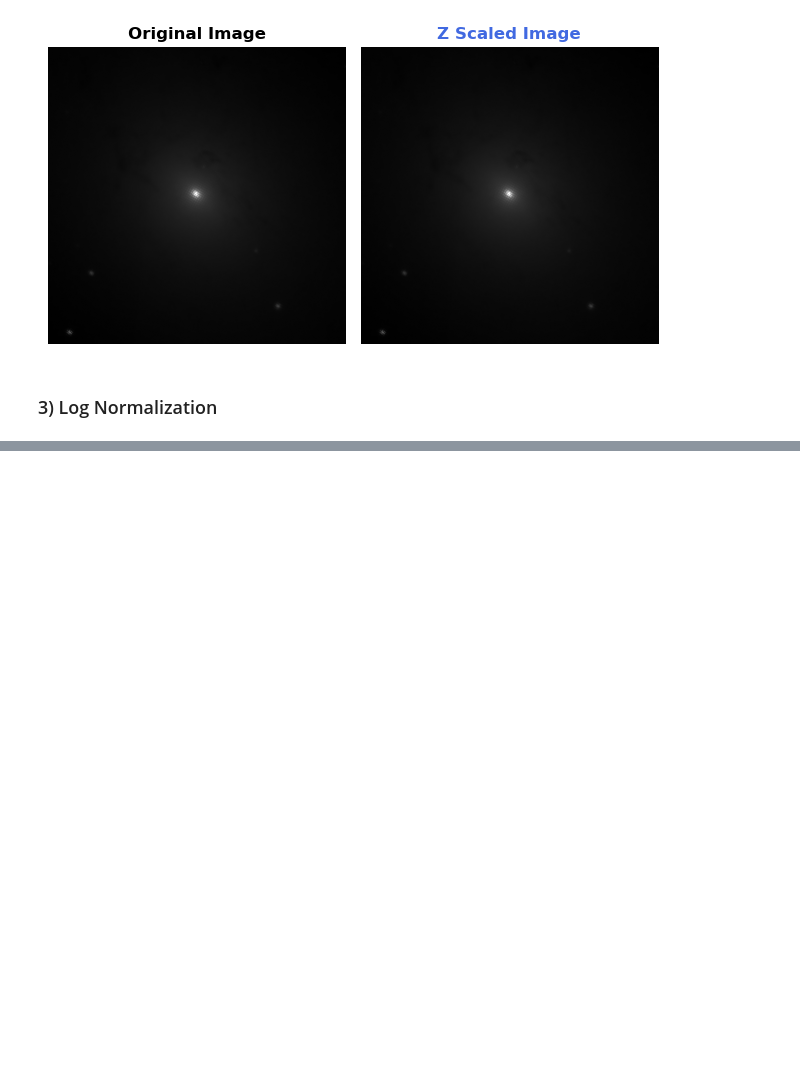
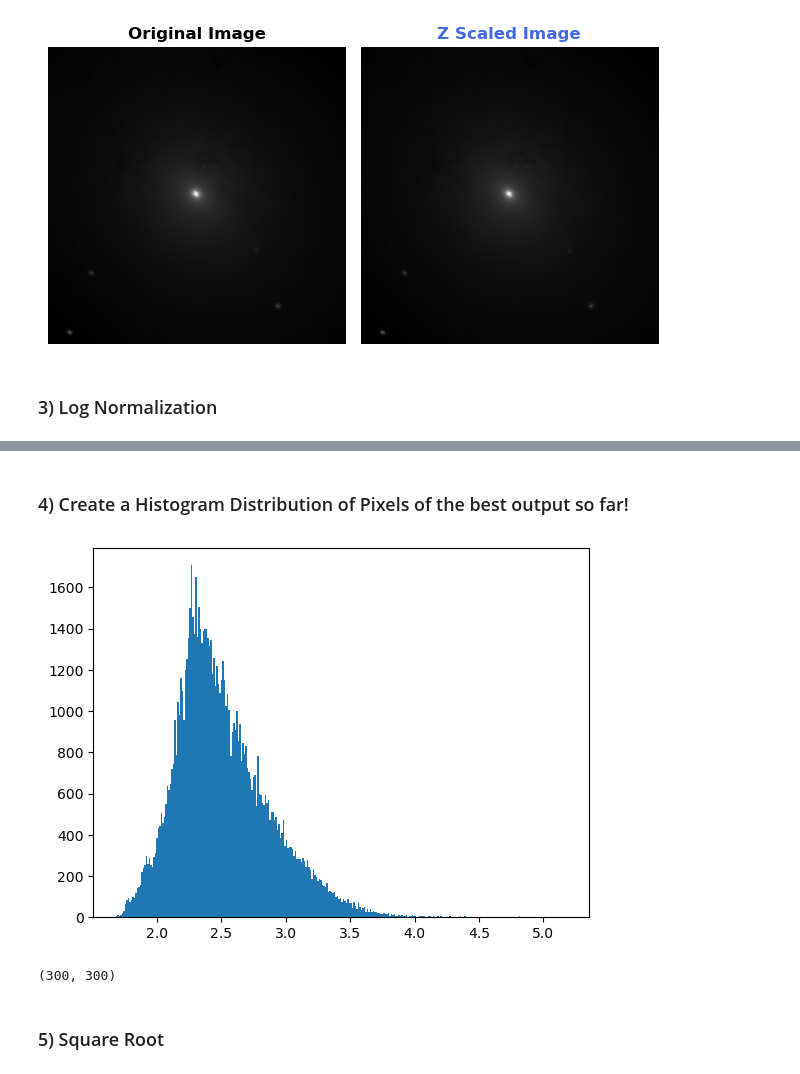
Before and after one commit to Michal-Radomski/Python-Data-Visualization, a Jupyter notebook: 05 Astronomy Research/02_image_data_visualization.ipynb, the cells around one changed output, grey strips where cells are left out. Drawn from its saved outputs; the diff is of its cells as text; code cells hidden in the pictures; blank space fills up the shorter version.

```diff
--- a/05 Astronomy Research/02_image_data_visualization.ipynb
+++ b/05 Astronomy Research/02_image_data_visualization.ipynb
@@ -247,0 +258,15 @@ compare_pixels(zscaled_array, title='Z Scaled Image')
+# %% [markdown]
+### 4) Create a Histogram Distribution of Pixels of the best output so far!
+# %%
+# Let's proceed with this log normalization!
+plt.hist(log_norm_array.flat, bins=300)
+plt.show()
+# %% [output]
+[figure, added]
+# %%
+# Get the shape
+log_norm_array.shape
+# %% [output]
+(300, 300)
+# %% [markdown]
+### 5) Square Root
```
Also changed, not shown: parts of 5 cells of this notebook.
